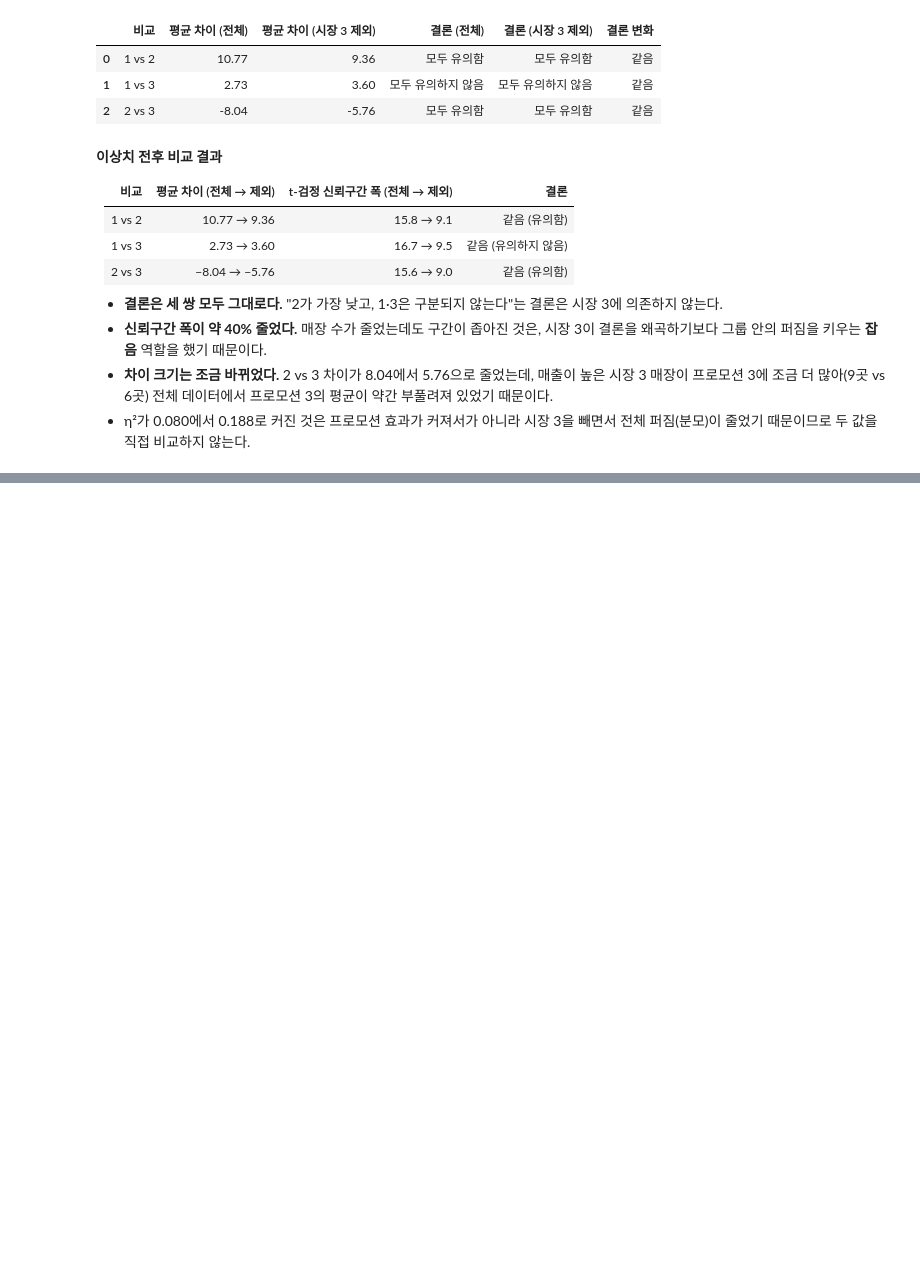
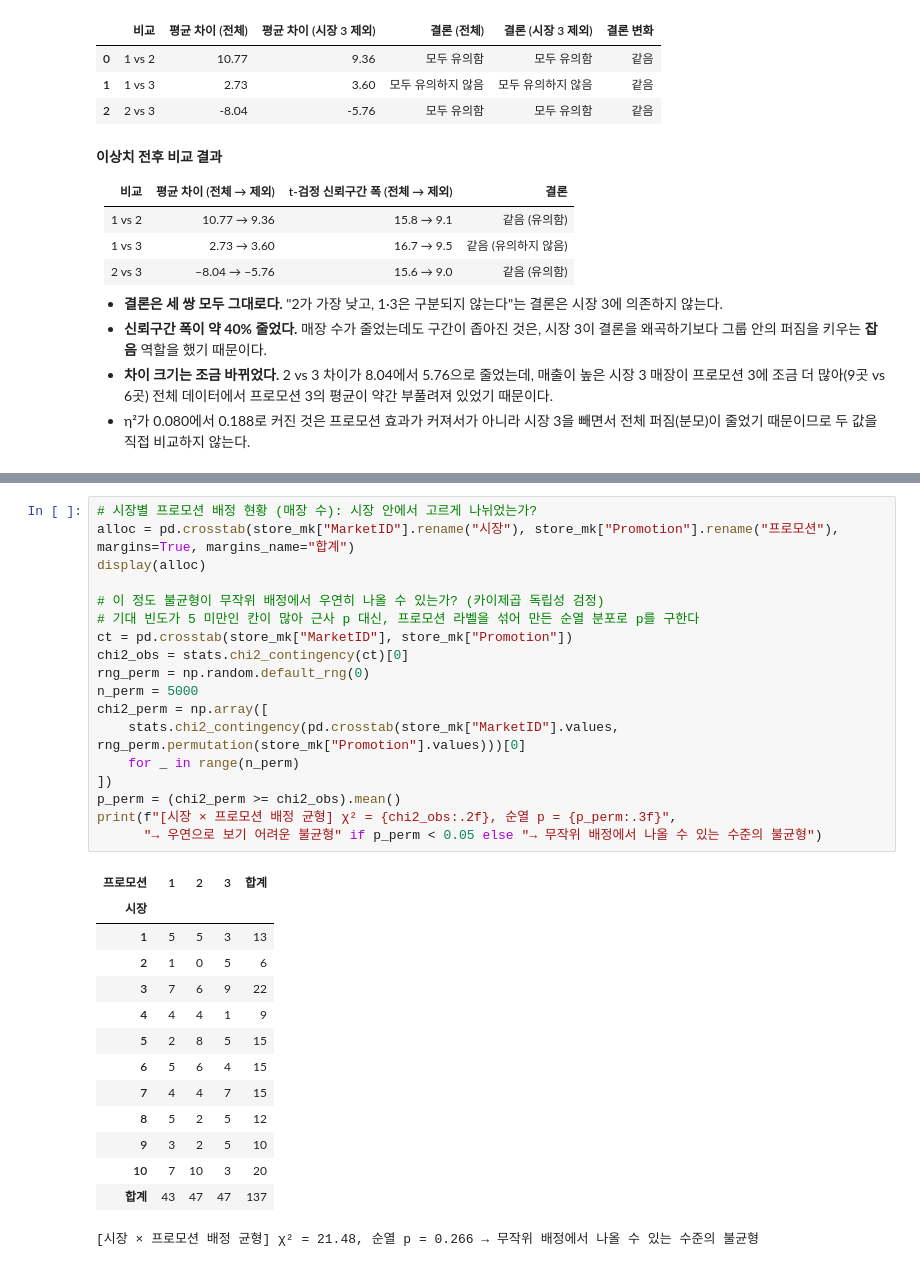
Before and after one commit to yeeunkim-dev/ai-data-bootcamp, a Jupyter notebook: D012+_통계적 검정과 인과추론/[통계적 검정과 인과추론] AB 테스트 - Fast Food Marketing Campaign.ipynb, the cells around one changed output, grey strips where cells are left out. Saved outputs shown, nothing was run; the diff lists cells and outputs as text; blank space fills up the shorter version.

```diff
--- a/D012+_통계적 검정과 인과추론/[통계적 검정과 인과추론] AB 테스트 - Fast Food Marketing Campaign.ipynb
+++ b/D012+_통계적 검정과 인과추론/[통계적 검정과 인과추론] AB 테스트 - Fast Food Marketing Campaign.ipynb
@@ -784,0 +879,33 @@ display(before_after)
+# %%
+# 시장별 프로모션 배정 현황 (매장 수): 시장 안에서 고르게 나뉘었는가?
+alloc = pd.crosstab(store_mk["MarketID"].rename("시장"), store_mk["Promotion"].rename("프로모션"), margins=True, margins_name="합계")
+display(alloc)
+
+# 이 정도 불균형이 무작위 배정에서 우연히 나올 수 있는가? (카이제곱 독립성 검정)
+# 기대 빈도가 5 미만인 칸이 많아 근사 p 대신, 프로모션 라벨을 섞어 만든 순열 분포로 p를 구한다
+ct = pd.crosstab(store_mk["MarketID"], store_mk["Promotion"])
+chi2_obs = stats.chi2_contingency(ct)[0]
+rng_perm = np.random.default_rng(0)
+n_perm = 5000
+chi2_perm = np.array([
+    stats.chi2_contingency(pd.crosstab(store_mk["MarketID"].values, rng_perm.permutation(store_mk["Promotion"].values)))[0]
+    for _ in range(n_perm)
+])
+p_perm = (chi2_perm >= chi2_obs).mean()
+print(f"[시장 × 프로모션 배정 균형] χ² = {chi2_obs:.2f}, 순열 p = {p_perm:.3f}",
+      "→ 우연으로 보기 어려운 불균형" if p_perm < 0.05 else "→ 무작위 배정에서 나올 수 있는 수준의 불균형")
+# %% [output]
+| 프로모션 | 1 | 2 | 3 | 합계 |
+| 시장 |  |  |  |  |
+| 1 | 5 | 5 | 3 | 13 |
+| 2 | 1 | 0 | 5 | 6 |
+| 3 | 7 | 6 | 9 | 22 |
+| 4 | 4 | 4 | 1 | 9 |
+| 5 | 2 | 8 | 5 | 15 |
+| 6 | 5 | 6 | 4 | 15 |
+| 7 | 4 | 4 | 7 | 15 |
+| 8 | 5 | 2 | 5 | 12 |
+| 9 | 3 | 2 | 5 | 10 |
+| 10 | 7 | 10 | 3 | 20 |
+| 합계 | 43 | 47 | 47 | 137 |
+[시장 × 프로모션 배정 균형] χ² = 21.48, 순열 p = 0.266 → 무작위 배정에서 나올 수 있는 수준의 불균형
```
Also changed, not shown: parts of 17 cells of this notebook.
